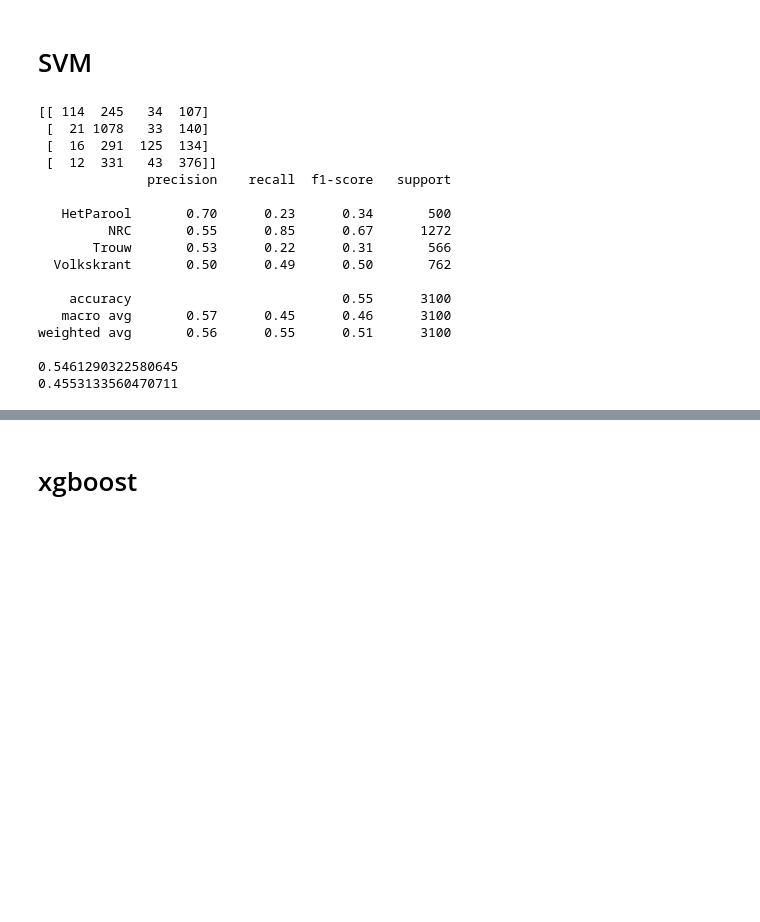
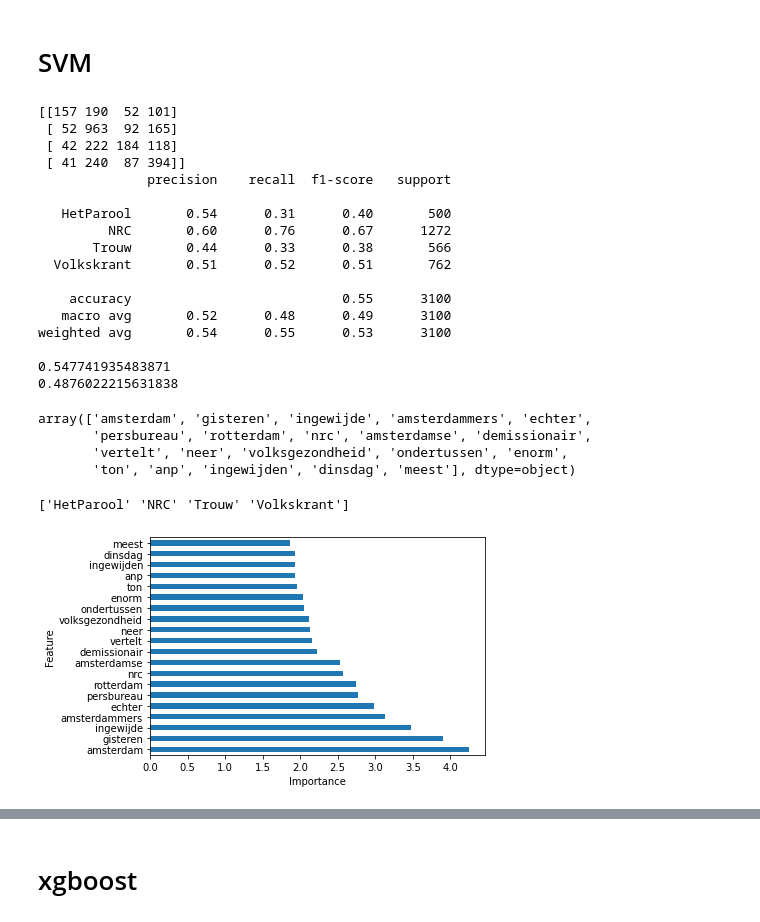
Before and after one commit to Chris-Congleton/MSc-Thesis, a Jupyter notebook: Analysis/2021_SourceClassification.ipynb, the cells around one changed output, grey strips where cells are left out. Cells and saved outputs as stored; diff of their text form; code cells hidden in the pictures; blank space fills up the shorter version.

```diff
--- a/Analysis/2021_SourceClassification.ipynb
+++ b/Analysis/2021_SourceClassification.ipynb
@@ -288,7 +306,7 @@ print(text_representation)
 # %%
 from sklearn import svm
 # %%
-clf = svm.SVC()
+clf = svm.SVC(kernel='linear')
 clf.fit(X_train, y_train)
 y_pred = clf.predict(X_test)
 print(confusion_matrix(y_test,y_pred))
@@ -296,20 +314,20 @@ print(classification_report(y_test,y_pred))
 print(accuracy_score(y_test, y_pred))
 print(f1_score(y_test, y_pred, average='macro'))
 # %% [output]
-[[ 114  245   34  107]
- [  21 1078   33  140]
- [  16  291  125  134]
- [  12  331   43  376]]
+[[157 190  52 101]
+ [ 52 963  92 165]
+ [ 42 222 184 118]
+ [ 41 240  87 394]]
               precision    recall  f1-score   support
 
-   HetParool       0.70      0.23      0.34       500
-         NRC       0.55      0.85      0.67      1272
-       Trouw       0.53      0.22      0.31       566
-  Volkskrant       0.50      0.49      0.50       762
+   HetParool       0.54      0.31      0.40       500
+         NRC       0.60      0.76      0.67      1272
+       Trouw       0.44      0.33      0.38       566
+  Volkskrant       0.51      0.52      0.51       762
 
     accuracy                           0.55      3100
-   macro avg       0.57      0.45      0.46      3100
-weighted avg       0.56      0.55      0.51      3100
+   macro avg       0.52      0.48      0.49      3100
+weighted avg       0.54      0.55      0.53      3100
 
-0.5461290322580645
-0.4553133560470711
+0.547741935483871
+0.4876022215631838
@@ -315,0 +336,20 @@ weighted avg       0.56      0.55      0.51      3100
+# %%
+feature_names = tfidfconverter.get_feature_names_out()
+# %%
+feature_names[top_twenty.index]
+# %% [output]
+array(['amsterdam', 'gisteren', 'ingewijde', 'amsterdammers', 'echter',
+       'persbureau', 'rotterdam', 'nrc', 'amsterdamse', 'demissionair',
+       'vertelt', 'neer', 'volksgezondheid', 'ondertussen', 'enorm',
+       'ton', 'anp', 'ingewijden', 'dinsdag', 'meest'], dtype=object)
+# %%
+print(clf.classes_)
+# %% [output]
+['HetParool' 'NRC' 'Trouw' 'Volkskrant']
+# %%
+ax = pd.Series(abs(clf.coef_[0]), index=feature_names).nlargest(20).plot(kind='barh')
+plt.xlabel("Importance")
+plt.ylabel('Feature')
+plt.show()
+# %% [output]
+[figure, added]
```
Also changed, not shown: parts of 6 cells of this notebook.
